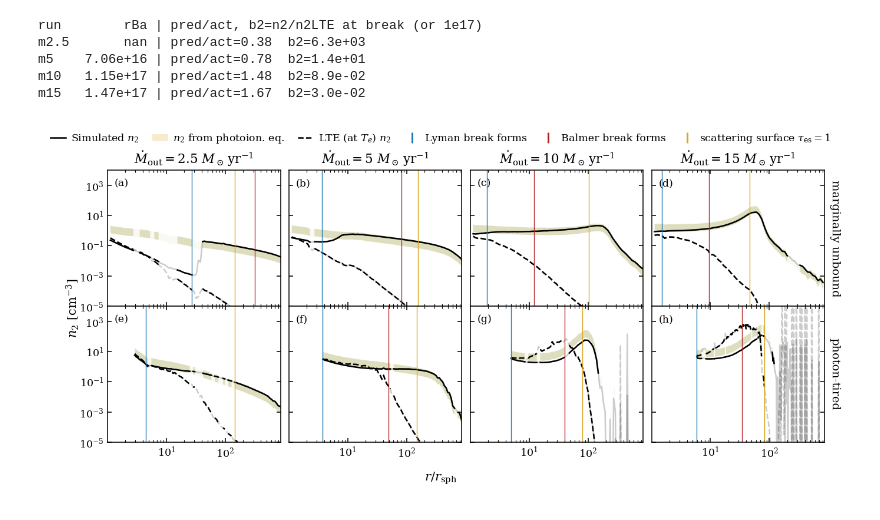
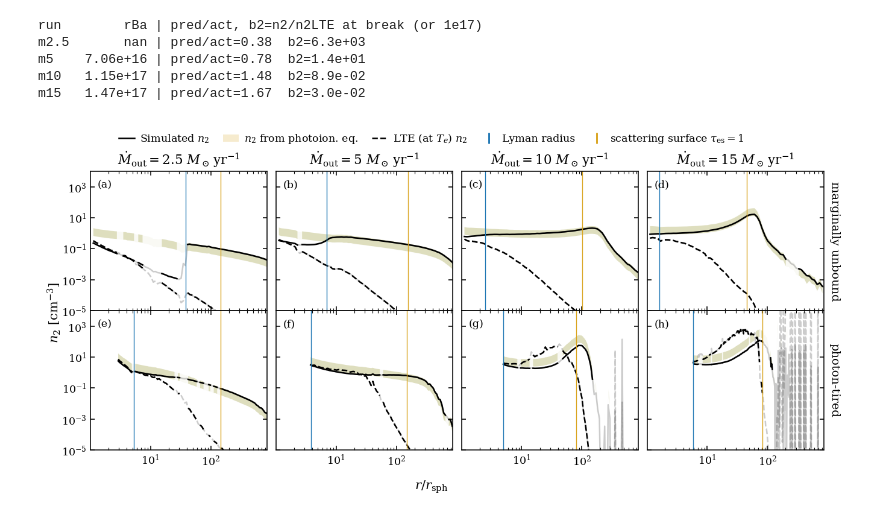
Before and after one commit to nkaaz/LRDs-as-Super-Eddington-Fountain-Flows_REPRODUCIBLE, a Jupyter notebook: analysis/FigTemp_n2_grid.ipynb, the cells around one changed output. Saved outputs shown, nothing was run; the diff lists cells and outputs as text; code cells hidden in the pictures.

```diff
--- a/analysis/FigTemp_n2_grid.ipynb
+++ b/analysis/FigTemp_n2_grid.ipynb
@@ -95,7 +95,7 @@ def n2_phieq(run_dir):
     n2pred_hi=ne[:n]*npr[:n]*aB(Te[:n])/np.maximum(G2,1e-99) # alpha_B (full Case-B funnel) -- upper edge
     n2lte=n2_saha(Te[:n],ne[:n],npr[:n])
     rBa=edge_break_radius(freq,jnu,r[:n],NU_BALMER)
-    rLy=edge_break_radius(freq,jnu,r[:n],NU_LYMAN)
+    rLy=breaks.lyc_transition_radius(r[:n],(L['ion_den']*L['lev1']).values[:n])   # Lyman radius: tau_LyC=3 from the base, shared with FigOpticalDepth / residual figures
     conv=m['converge'].values[:n]
     bad=(conv!=0)                                   # poorly-converged cells (per-cell flag, applied identically to every run)
     n2act=n2act[:n].astype(float); n2pred=n2pred.astype(float)
@@ -151,7 +151,8 @@ def _fade_fill(ax,x,lo,hi,good,alpha=0.22,**kw):
 
 # row0 = marginally unbound (top), row1 = photon-tired (bottom); columns by Mdot.
 # x-axis = r / r_sph(Mdot) from wind_scales.py -- the same normalisation as every other figure.
-# Break/photosphere colours match FigOpticalDepth: Lyman = tab:blue, photosphere = goldenrod.
+# Marker colours match FigOpticalDepth: Lyman radius (tau_LyC=3 from the base, breaks.lyc_transition_radius) = tab:blue, photosphere = goldenrod.
+# (rBa is still computed -- it sets the x-range via _xmax -- but is no longer drawn.)
 # Poorly-converged (converge!=0) cells are faded to FADE opacity rather than dropped.
 layout=[[('m2.5',N2,'mu'),  ('m5',N2,'mu'),  ('m10',N2,'mu'),  ('m15',N2,'mu')],
         [('m2.5',N2PT,'pt'),('m5',N2PT,'pt'),('m10',N2PT,'pt'),('m15',N2PT,'pt')]]
@@ -184,35 +185,34 @@ for i,row in enumerate(layout):
         _fade_plot(ax,r,np.maximum(D['n2act'],1e-30),good,color='black',lw=1.3)
         _fade_plot(ax,r,np.maximum(D['n2lte'],1e-30),good,color='black',ls='--',lw=1.3)
         if np.isfinite(D.get('rtau1',np.nan)): ax.axvline(D['rtau1']/rE,color='goldenrod',ls='-',lw=0.7)
         if np.isfinite(D['rLy']): ax.axvline(D['rLy']/rE,color='tab:blue',ls='-',lw=0.7)
-        if np.isfinite(D['rBa']): ax.axvline(D['rBa']/rE,color='firebrick',ls='-',lw=0.7)
         ax.set_xscale('log'); ax.set_yscale('log')
         ax.text(0.04,0.94,f'({next(letters)})',transform=ax.transAxes,va='top',ha='left')
         if i == 0:
             ax.set_title(rf'$\dot{{M}}_{{\rm out}} = {MDOTS[j]:g}\ M_\odot\,\mathrm{{yr}}^{{-1}}$', fontsize=11)
 
 AX[0,0].set_xlim(*XLIM); AX[0,0].set_ylim(*YLIM)   # propagates (sharex/sharey)
 
 AX[0,-1].text(1.06,0.5,'marginally unbound',transform=AX[0,-1].transAxes,rotation=270,
         va='center',ha='center',color='k',fontsize=10)
 AX[1,-1].text(1.06,0.5,'photon-tired',transform=AX[1,-1].transAxes,rotation=270,
         va='center',ha='center',color='k',fontsize=10)
 
 # one-row legend across the top; break / photosphere keys drawn as VERTICAL bars (cf. FigOpticalDepth)
 vbar = lambda c: Line2D([],[],color=c,marker='|',linestyle='None',markersize=9,markeredgewidth=1.5)
 leg_handles=[Line2D([],[],color='black',lw=1.3), Patch(facecolor='goldenrod',alpha=0.22),
              Line2D([],[],color='black',ls='--',lw=1.3),
-             vbar('tab:blue'), vbar('firebrick'), vbar('goldenrod')]
+             vbar('tab:blue'), vbar('goldenrod')]
 leg_labels =[r'Simulated $n_2$', r'$n_2$ from photoion. eq.', r'LTE (at $T_e$) $n_2$',
-             'Lyman break forms', 'Balmer break forms', r'scattering surface $\tau_{\rm es}=1$']
-fig.legend(leg_handles,leg_labels,ncol=6,loc='upper center',bbox_to_anchor=(0.5,1.01),
+             'Lyman radius', r'scattering surface $\tau_{\rm es}=1$']
+fig.legend(leg_handles,leg_labels,ncol=5,loc='upper center',bbox_to_anchor=(0.5,1.01),
            frameon=False,fontsize=9,handlelength=1.5,handletextpad=0.5,columnspacing=1.3)
 
 fig.supxlabel(r'$r/r_{\rm sph}$')
 fig.supylabel(r'$n_2\ [\mathrm{cm^{-3}}]$')
 
 fig.savefig(os.path.join(FIG_DIR,'FigTemp_n2_grid.pdf'))
 fig.savefig(os.path.join(FIG_DIR,'FigTemp_n2_grid.png'),dpi=300)
 plt.show()
 # %% [output]
-[figure, old version]
+[figure, new version]
```
Also changed, not shown: parts of 1 cell of this notebook, 37 other files.
